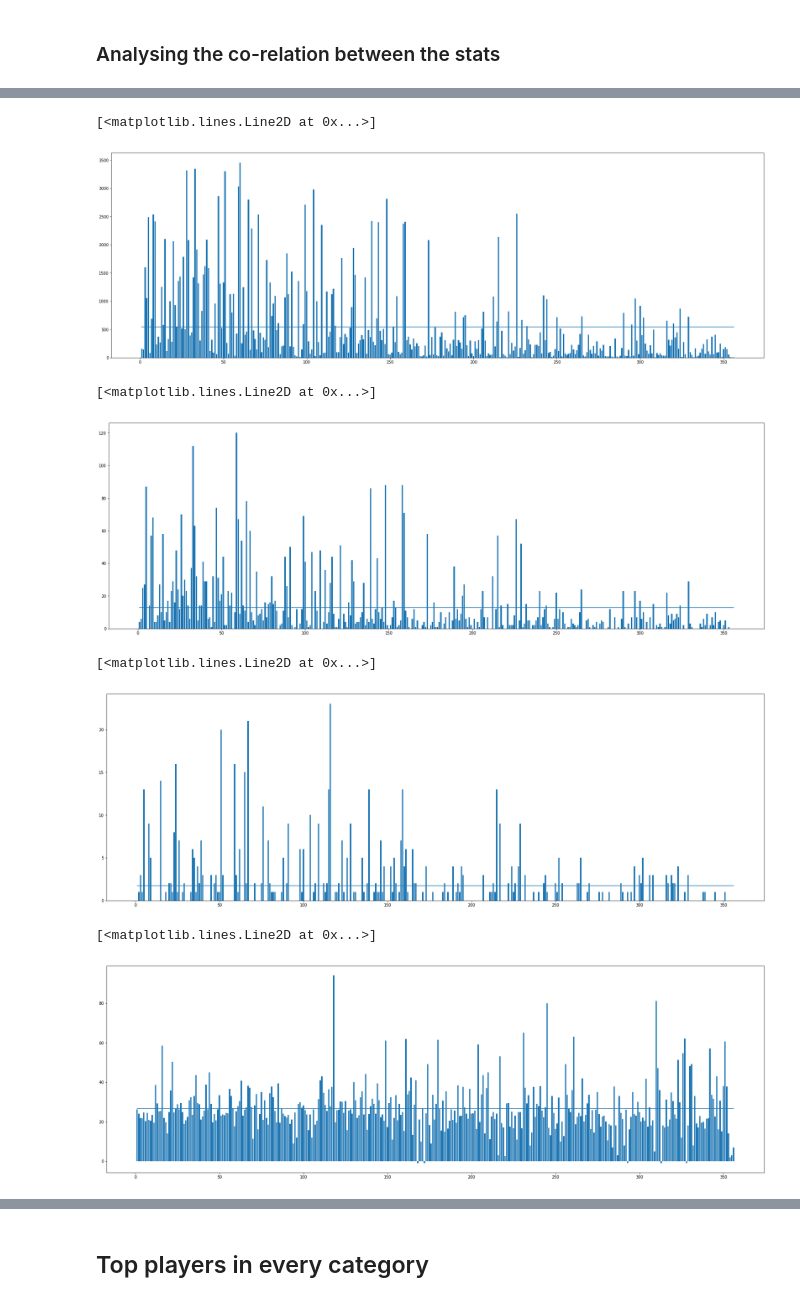
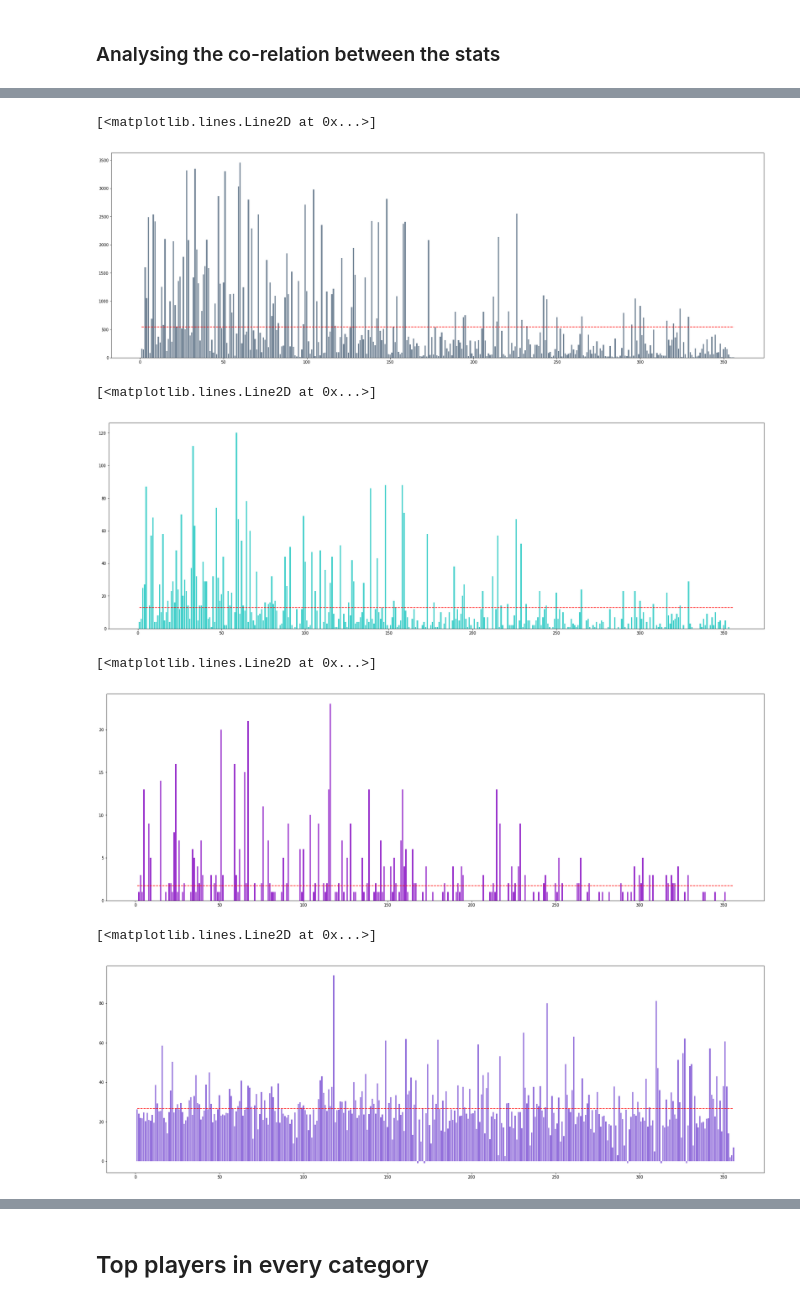
Before and after one commit to AnshulHedau/IPL_Insights, a Jupyter notebook: IPL - Bowler Analysis.ipynb, the cells around one changed output, grey strips where cells are left out. Cells and saved outputs as stored; diff of their text form; code cells hidden in the pictures.

```diff
--- a/IPL - Bowler Analysis.ipynb
+++ b/IPL - Bowler Analysis.ipynb
@@ -190,47 +194,47 @@ plt.plot(index_positions, mean)
 # %%
 plt.figure(figsize=(30,10))
 plt.subplots_adjust(bottom=0.15)
-ax = plt.bar(index_positions, total_runs)
+ax = plt.bar(index_positions, total_runs, color = "lightslategray")
 
 mean = np.empty(len(index_positions))
 mean.fill(np.mean(total_runs))
-plt.plot(index_positions, mean)
+plt.plot(index_positions, mean, c = "red", linestyle='--')
 # %% [output]
 [<matplotlib.lines.Line2D at 0x...>]
-[figure, old version]
+[figure, new version]
 # %%
 plt.figure(figsize=(30,10))
 plt.subplots_adjust(bottom=0.15)
-ax = plt.bar(index_positions, total_wideballs)
+ax = plt.bar(index_positions, total_wideballs, color = "mediumturquoise")
 
 mean = np.empty(len(index_positions))
 mean.fill(np.mean(total_wideballs))
-plt.plot(index_positions, mean)
+plt.plot(index_positions, mean, c = "red", linestyle='--')
 # %% [output]
 [<matplotlib.lines.Line2D at 0x...>]
-[figure, old version]
+[figure, new version]
 # %%
 plt.figure(figsize=(30,10))
 plt.subplots_adjust(bottom=0.15)
-ax = plt.bar(index_positions, total_noballs)
+ax = plt.bar(index_positions, total_noballs, color = "darkorchid" )
 
 mean = np.empty(len(index_positions))
 mean.fill(np.mean(total_noballs))
-plt.plot(index_positions, mean)
+plt.plot(index_positions, mean, c = "red", linestyle='--')
 # %% [output]
 [<matplotlib.lines.Line2D at 0x...>]
-[figure, old version]
+[figure, new version]
 # %%
 plt.figure(figsize=(30,10))
 plt.subplots_adjust(bottom=0.15)
-ax = plt.bar(index_positions, total_bowling_average)
+ax = plt.bar(index_positions, total_bowling_average, color = "mediumpurple")
 
 mean = np.empty(len(index_positions))
 mean.fill(np.mean(total_bowling_average))
-plt.plot(index_positions, mean)
+plt.plot(index_positions, mean, c = "red", linestyle='--')
 # %% [output]
 [<matplotlib.lines.Line2D at 0x...>]
-[figure, old version]
+[figure, new version]
 # %%
 plt.figure(figsize=(30,10))
 plt.subplots_adjust(bottom=0.15)
```
Also changed, not shown: parts of 29 cells of this notebook.
